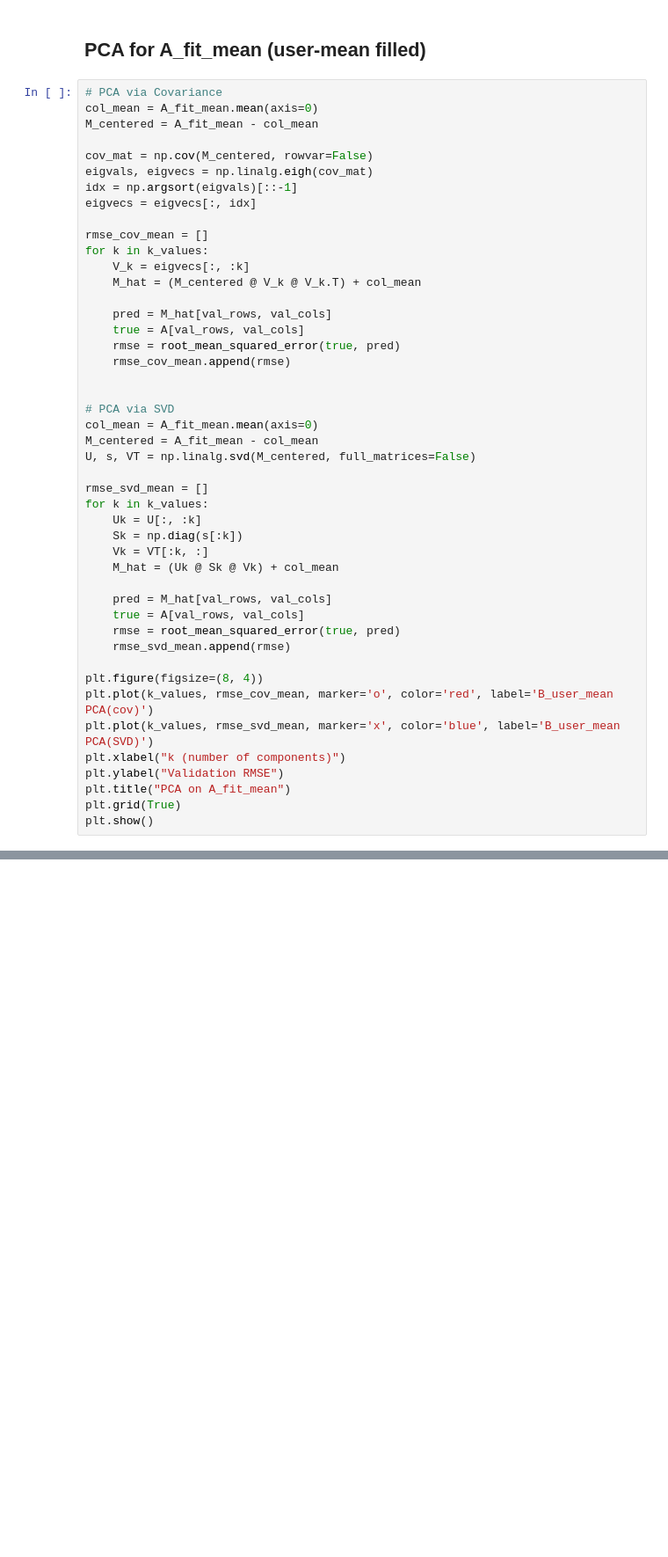
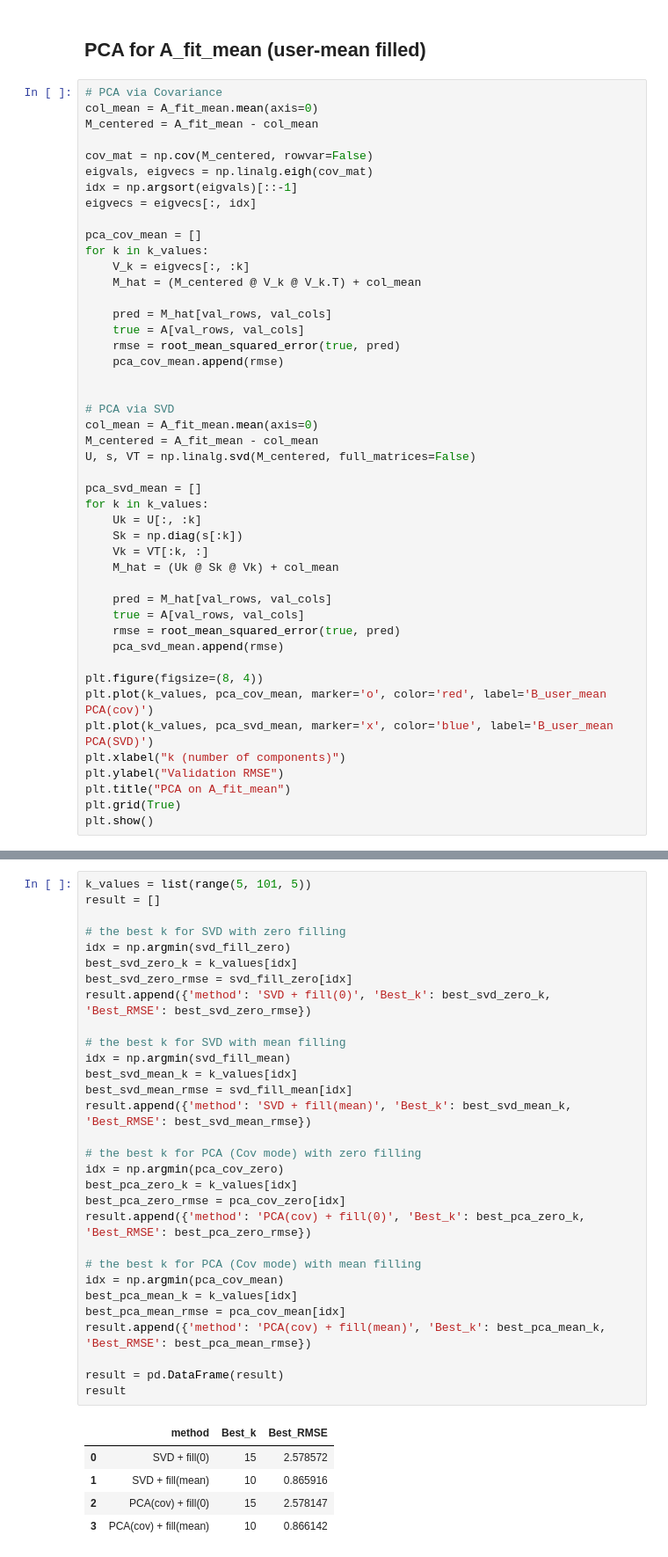
Before and after one commit to pouriaSameti/Mathematics-For-Data-Science, a Jupyter notebook: Project 2/code.ipynb, the cells around one changed output, grey strips where cells are left out. Shown at 88% size. Drawn from its saved outputs; the diff is of its cells as text; blank space fills up the shorter version.

```diff
--- a/Project 2/code.ipynb
+++ b/Project 2/code.ipynb
@@ -291,7 +291,7 @@ eigvals, eigvecs = np.linalg.eigh(cov_mat)
 idx = np.argsort(eigvals)[::-1]
 eigvecs = eigvecs[:, idx]
 
-rmse_cov_mean = []
+pca_cov_mean = []
 for k in k_values:
     V_k = eigvecs[:, :k]
     M_hat = (M_centered @ V_k @ V_k.T) + col_mean
@@ -299,7 +299,7 @@ for k in k_values:
     pred = M_hat[val_rows, val_cols]
     true = A[val_rows, val_cols]
     rmse = root_mean_squared_error(true, pred)
-    rmse_cov_mean.append(rmse)
+    pca_cov_mean.append(rmse)
 
 
 # PCA via SVD
@@ -307,7 +307,7 @@ col_mean = A_fit_mean.mean(axis=0)
 M_centered = A_fit_mean - col_mean
 U, s, VT = np.linalg.svd(M_centered, full_matrices=False)
 
-rmse_svd_mean = []
+pca_svd_mean = []
 for k in k_values:
     Uk = U[:, :k]
     Sk = np.diag(s[:k])
@@ -317,11 +317,11 @@ for k in k_values:
     pred = M_hat[val_rows, val_cols]
     true = A[val_rows, val_cols]
     rmse = root_mean_squared_error(true, pred)
-    rmse_svd_mean.append(rmse)
+    pca_svd_mean.append(rmse)
 
 plt.figure(figsize=(8, 4))
-plt.plot(k_values, rmse_cov_mean, marker='o', color='red', label='B_user_mean PCA(cov)')
-plt.plot(k_values, rmse_svd_mean, marker='x', color='blue', label='B_user_mean PCA(SVD)')
+plt.plot(k_values, pca_cov_mean, marker='o', color='red', label='B_user_mean PCA(cov)')
+plt.plot(k_values, pca_svd_mean, marker='x', color='blue', label='B_user_mean PCA(SVD)')
 plt.xlabel("k (number of components)")
 plt.ylabel("Validation RMSE")
 plt.title("PCA on A_fit_mean")
@@ -331,0 +334,36 @@ plt.show()
+# %%
+k_values = list(range(5, 101, 5))
+result = []
+
+# the best k for SVD with zero filling
+idx = np.argmin(svd_fill_zero)
+best_svd_zero_k = k_values[idx]
+best_svd_zero_rmse = svd_fill_zero[idx]
+result.append({'method': 'SVD + fill(0)', 'Best_k': best_svd_zero_k, 'Best_RMSE': best_svd_zero_rmse})
+
+# the best k for SVD with mean filling
+idx = np.argmin(svd_fill_mean)
+best_svd_mean_k = k_values[idx]
+best_svd_mean_rmse = svd_fill_mean[idx]
+result.append({'method': 'SVD + fill(mean)', 'Best_k': best_svd_mean_k, 'Best_RMSE': best_svd_mean_rmse})
+
+# the best k for PCA (Cov mode) with zero filling
+idx = np.argmin(pca_cov_zero)
+best_pca_zero_k = k_values[idx]
+best_pca_zero_rmse = pca_cov_zero[idx]
+result.append({'method': 'PCA(cov) + fill(0)', 'Best_k': best_pca_zero_k, 'Best_RMSE': best_pca_zero_rmse})
+
+# the best k for PCA (Cov mode) with mean filling
+idx = np.argmin(pca_cov_mean)
+best_pca_mean_k = k_values[idx]
+best_pca_mean_rmse = pca_cov_mean[idx]
+result.append({'method': 'PCA(cov) + fill(mean)', 'Best_k': best_pca_mean_k, 'Best_RMSE': best_pca_mean_rmse})
+
+result = pd.DataFrame(result)
+result
+# %% [output]
+|  | method | Best_k | Best_RMSE |
+| 0 | SVD + fill(0) | 15 | 2.578572 |
+| 1 | SVD + fill(mean) | 10 | 0.865916 |
+| 2 | PCA(cov) + fill(0) | 15 | 2.578147 |
+| 3 | PCA(cov) + fill(mean) | 10 | 0.866142 |
```
Also changed, not shown: parts of 5 cells of this notebook.
